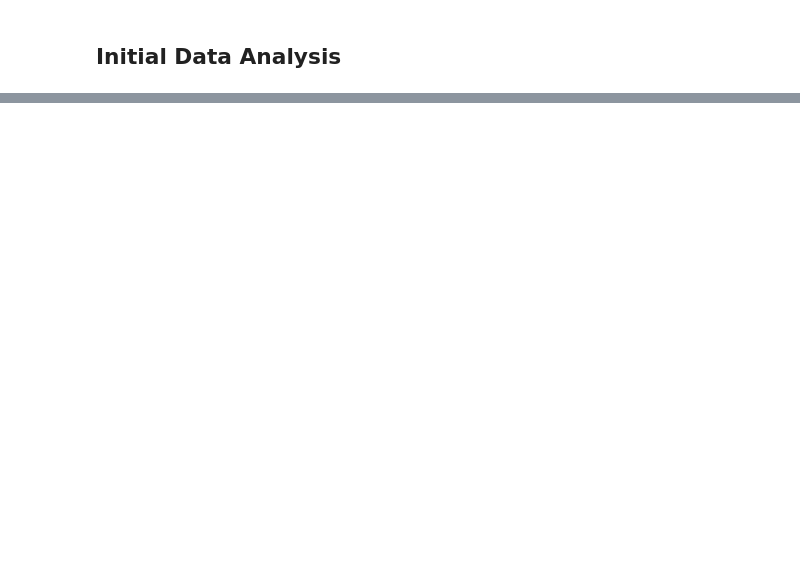
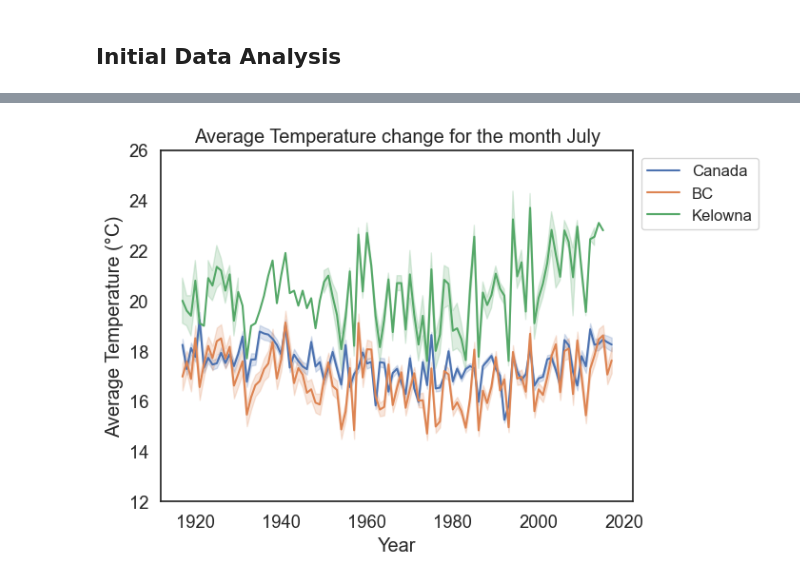
Before and after one commit to ubco-W2022T2-data301/project-group33, a Jupyter notebook: analysis/analysis3.ipynb, the cells around one changed output, grey strips where cells are left out. Drawn from its saved outputs; the diff is of its cells as text; code cells hidden in the pictures; blank space fills up the shorter version.

```diff
--- a/analysis/analysis3.ipynb
+++ b/analysis/analysis3.ipynb
@@ -138,0 +399,15 @@ Briefly describe your research question or interests here.
+# %%
+BC_July = BCdata[BCdata['Month'] == 7]
+Kelowna_July = Kelowna[Kelowna['Month'] == 7]
+
+sns.lineplot(x='Year', y='Tm', data=July, label='Canada')
+sns.lineplot(x='Year', y='Tm', data=BC_July, label='BC')
+sns.lineplot(x='Year', y='Tm', data=Kelowna_July, label='Kelowna')
+plt.ylabel("Average Temperature (°C)")
+plt.title("Average Temperature change for the month July")
+sns.color_palette("colorblind")
+plt.legend(loc='upper left', bbox_to_anchor=(1,1), fontsize=12)
+plt.ylim(12,26)
+plt.show()
+# %% [output]
+[figure, added]
```
Also changed, not shown: parts of 99 cells of this notebook.
